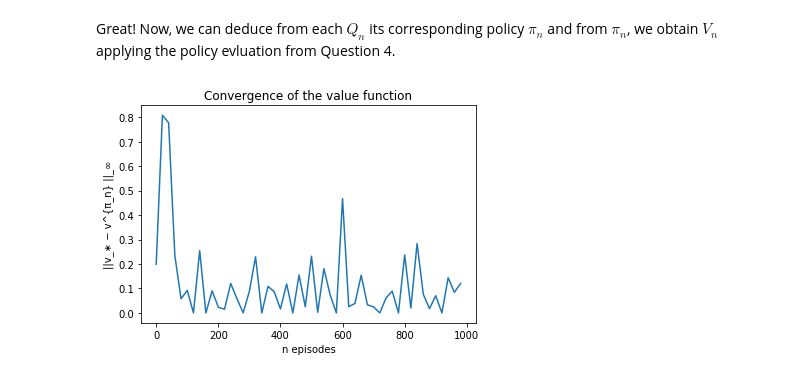
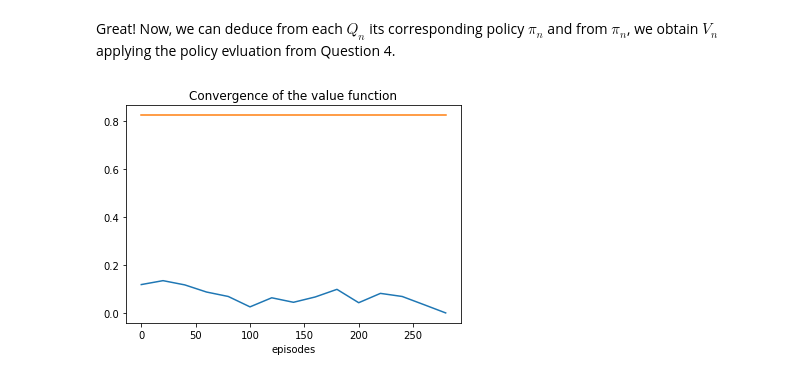
Before and after one commit to plguhur/MVA, a Jupyter notebook: TP-RL-1.ipynb, the cells around one changed output. Saved outputs shown, nothing was run; the diff lists cells and outputs as text; code cells hidden in the pictures.

```diff
--- a/TP-RL-1.ipynb
+++ b/TP-RL-1.ipynb
@@ -235,16 +280,0 @@ def mc_value(env, policy, N=500, gamma=0.95, t_max=100, **kwargs):
-# %%
-def ponderate_value(values, dist_mu):
-    return values.dot(dist_mu)
-
-def policy(actions, state):
-    if 0 in actions: # turn right
-        return 0
-    return 3 # go up
-
-_, dist_mu = evaluate_dist_mu(env)
-n_values = 500
-V = np.zeros((n_values, env.n_states))
-J = np.zeros(n_values)
-for n in range(n_values):
-    V[n,:] = mc_value(env, policy, N=n+5)
-    J[n] = ponderate_value(V[n], dist_mu)
@@ -306,7 +329,7 @@ def _q_episode(Q, N, env, eps=0.1, gamma=0.95, t_max=1000):
 
 
 
-def q_learning(env, gamma=0.95, eps=0.3, max_iter=1000, max_err=0):
+def q_learning(env, gamma=0.95, eps=0.3, max_iter=300, max_err=0):
     """
     Applies to Q Learning algorithm in ordeer to get the best policy.
     The function returns all Q computed at each step.
@@ -354,41 +377,43 @@ Great! Now, we can deduce from each $Q_n$ its corresponding policy $\pi_n$ and f
 # %%
 def _q_to_policy(Q, actions):
     """ Return the optimal policy from Q"""
     n_states = Q.shape[0]
     policy = np.zeros(n_states)
     for i in range(n_states):
         policy[i] = actions[i][np.argmax(Q[i, actions[i]])]
     return policy
 
 
-def q_to_value(env, Q, N=1000):
+def q_to_value(Q, env, N=1000):
     """ Return the estimated value function from Q """
+
     def policy(actions, state, pi=None):
         return pi[state]
 
     pi = _q_to_policy(Q, env.state_actions)
-    v = mc_value(env, policy, N=1000, pi=pi)
-    return v
+    v = mc_value(env, policy, N=N, pi=pi)
+    return v[-1]
 
 n_q = len(qs)
-V = np.zeros((n_q, env.n_states))
+values = []
 step = 20
 x = range(0, n_q, step)
 
-for n in x:
-    V[n,:] = q_to_value(env, qs[n], N=10000)
-#     print(V[n])
-#     J[n] = ponderate_value(V[n], dist_mu)
+for i in x:
+    v = q_to_value(q, env, N=1000)
+    values.append(v)
 
-Vstar = [0.877,0.928,0.988,0,0.824,0.928,0,0.778,0.824,0.877,0.828]
 cv_v = []
-for i in x:
-    cv_v.append(np.max( V[i] - V[i-step]) )
-#     cv_v.append( np.max( V[i] - Vstar) )
-plt.plot(x, cv_v)
-plt.xlabel("n episodes")
-plt.ylabel("||v_∗ − v^{π_n} ||_∞")
+cv_gt = []
+Vstar=[0.877,0.928,0.988,0,0.824,0.928,0,0.778,0.824,0.877,0.828]
+for i in range(len(values)):
+    cv_v.append( np.max( np.abs(values[i] - values[-1])) )
+    cv_gt.append( np.max( np.abs(values[i] - Vstar)) )
+plt.plot(x, cv_v, label="$||v^{π_{\intfy}} − v^{π_n} ||_∞$")
+plt.plot(x, cv_gt, label="$||v_∗ − v^{π_n} ||_∞$")
+plt.xlabel("episodes")
+plt.ylabel("")
 plt.title("Convergence of the value function")
 plt.show()
 # %% [output]
-[figure, old version]
+[figure, new version]
```
Also changed, not shown: parts of 23 cells of this notebook.
